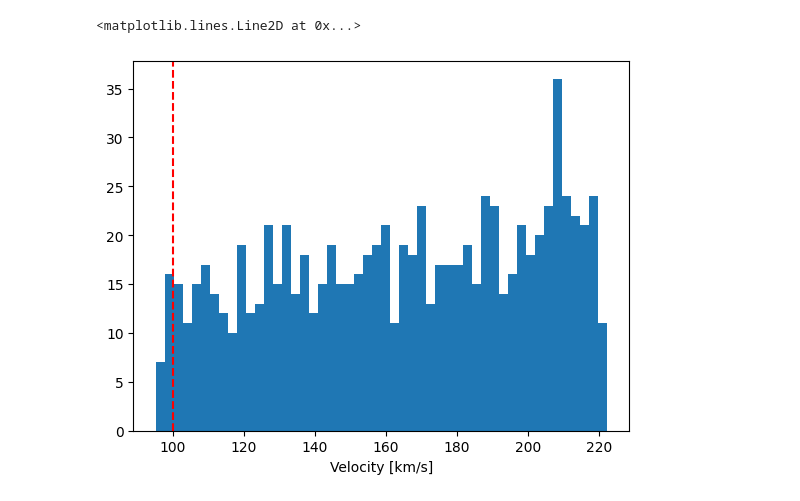
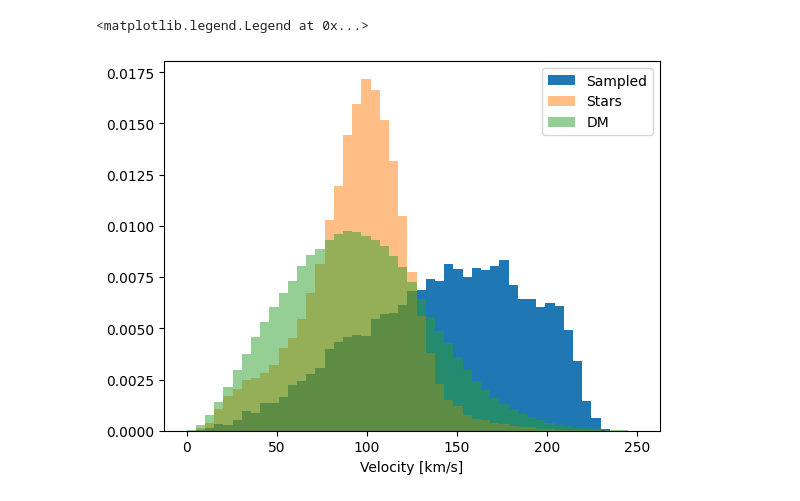
Before and after one commit to ariasant/streams_in_dreams, a Jupyter notebook: eddington_inverse_sampling.ipynb, the cells around one changed output. Saved outputs shown, nothing was run; the diff lists cells and outputs as text; code cells hidden in the pictures.

```diff
--- a/eddington_inverse_sampling.ipynb
+++ b/eddington_inverse_sampling.ipynb
@@ -281,7 +433,7 @@ def dpsi2_dr2(r):
 
         for xi in x_flat:
 
-            vals.append(basis.getFields(xi, 0.0, 0.0)[idx])
+            vals.append(- basis.getFields(xi, 0.0, 0.0)[idx])
 
         # 4. Reshape the flat results back to the exact shape SciPy needs
         return np.array(vals).reshape(np.shape(x))
@@ -511,13 +608,38 @@ KeyboardInterrupt:
 # %%
 # Plot the resulting velocity distribution
+
+bins = np.linspace(0, 250, 50)
+
 fig,ax = plt.subplots()
-_ = ax.hist(np.array(v_sampled)*exp_units['velocity'].to(u.km/u.s) , bins=50)
+_ = ax.hist(np.array(v_sampled)*exp_units['velocity'].to(u.km/u.s) ,
+            bins=bins,
+            density=True,
+            label='Sampled')
+
+# Compare with the speed distribution of the simulated stars
+idx = stars['r'] > 10
+
+v_sim = np.linalg.norm(np.array([stars[vi][idx] for vi in ['vx', 'vy', 'vz']]),axis=0)
+_ = ax.hist(v_sim,
+            bins=bins,
+            alpha=0.5,
+            label='Stars',
+            density=True)
+
+# Repeat with DM particles
+dm = MW_sim.__load_part_data__(snap=90, PartType=1)
+idx_dm = dm['r'] > 10
+
+v_dm = np.linalg.norm(np.array([dm[vi][idx_dm] for vi in ['vx', 'vy', 'vz']]),axis=0)
+_ = ax.hist(v_dm,
+            bins=bins,
+            alpha=0.5,
+            label='DM',
+            density=True)
 
 ax.set_xlabel("Velocity [km/s]")
 
-# Plot the median velocity of the simulated stars
-v = np.median(stars['vtheta'])
-ax.axvline(v, color='r', linestyle='--', label='Median Velocity')
+ax.legend()
 # %% [output]
-<matplotlib.lines.Line2D at 0x...>
+<matplotlib.legend.Legend at 0x...>
-[figure, old version]
+[figure, new version]
```
Also changed, not shown: parts of 14 cells of this notebook.
